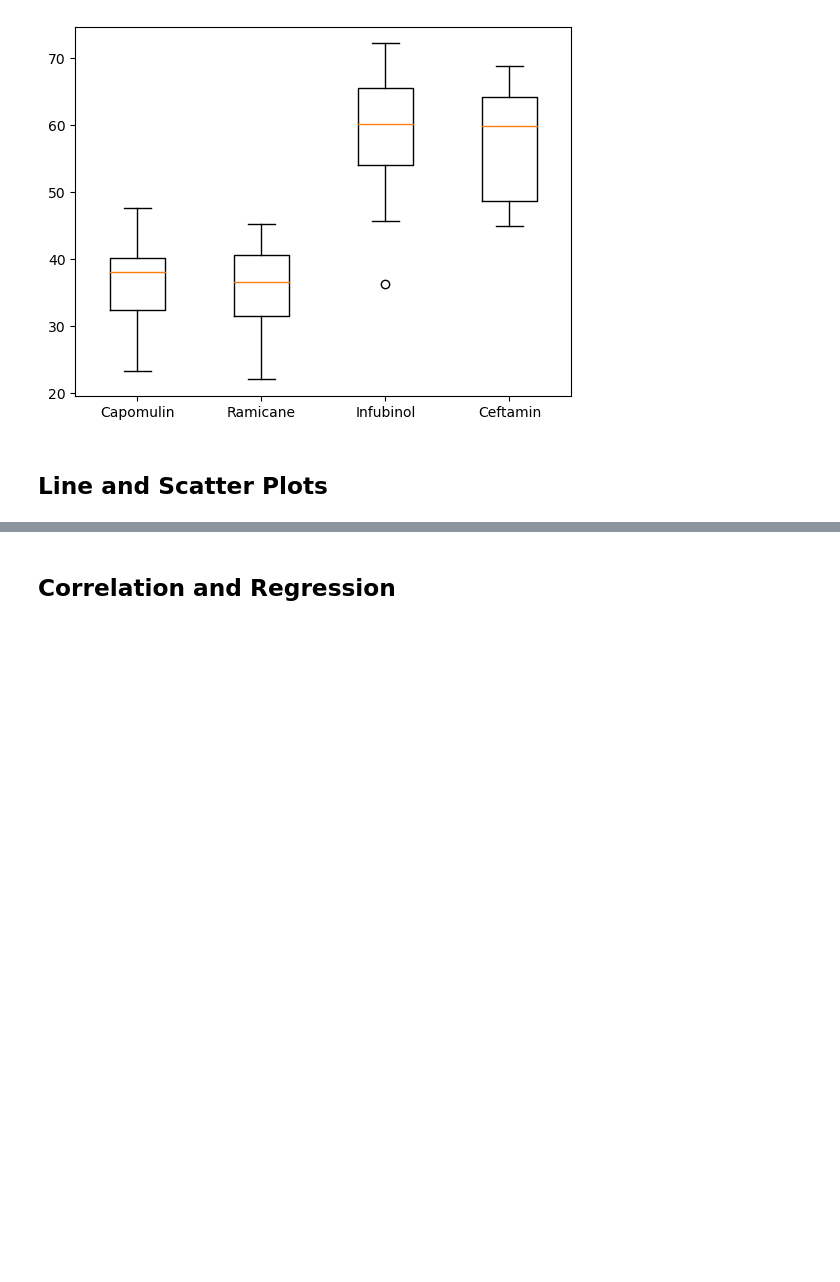
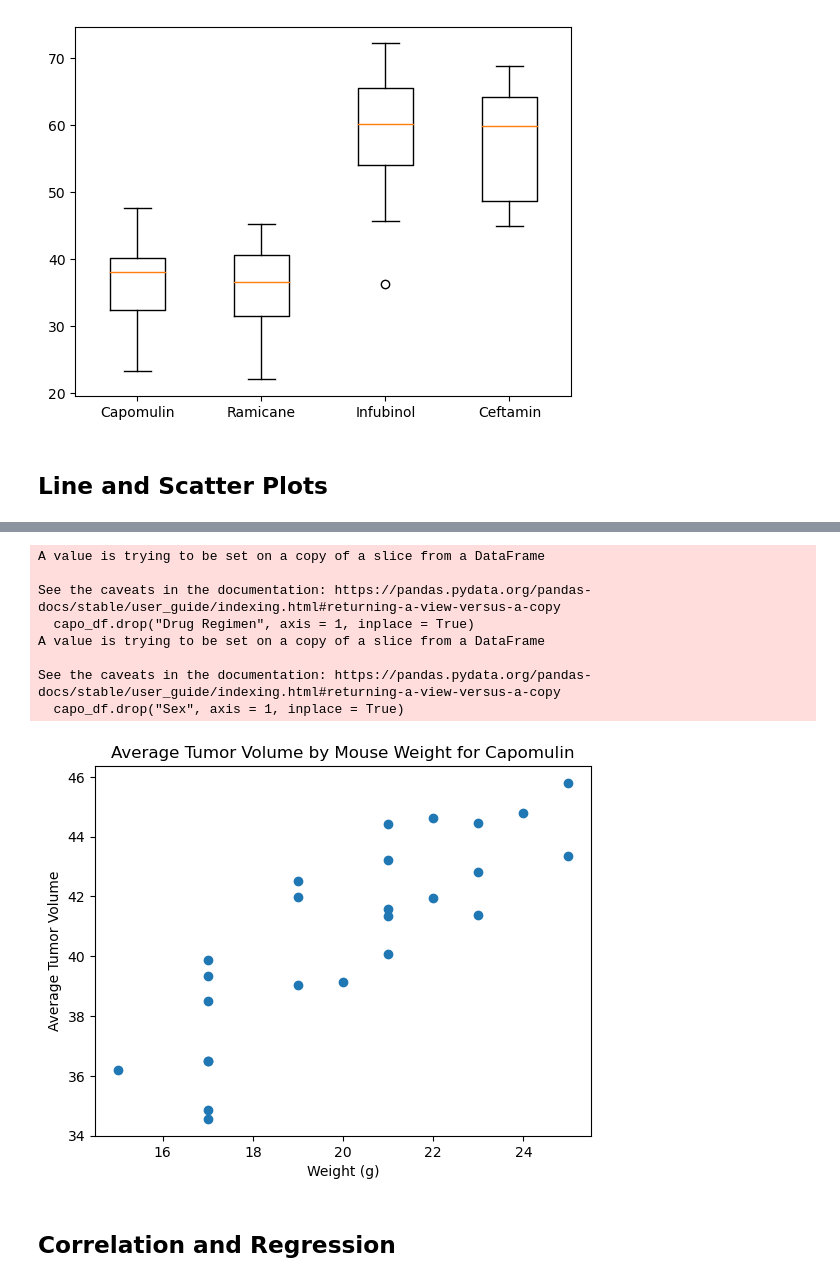
Before and after one commit to kgndirangu/pymaceuticlas, a Jupyter notebook: pymaceuticals_starter_KN.ipynb, the cells around one changed output, grey strips where cells are left out. Saved outputs shown, nothing was run; the diff lists cells and outputs as text; code cells hidden in the pictures; blank space fills up the shorter version.

```diff
--- a/pymaceuticals_starter_KN.ipynb
+++ b/pymaceuticals_starter_KN.ipynb
@@ -251,5 +262,35 @@ plt.show()
 # %%
 # Generate a scatter plot of mouse weight vs. the average observed tumor volume for the entire Capomulin regimen
 #filter Capo from clean mouse use groupby on Mouse ID take mean weight and tumor volume plt.scatter weight=x, tumor vol=y
+
+capo_df = clean_mouse_results.loc[clean_mouse_results["Drug Regimen"] == "Capomulin"]
+
+
+#Drop drug regimen and sex because cannot conduct mean on string
+capo_df.drop("Drug Regimen", axis = 1, inplace = True)
+capo_df.drop("Sex", axis = 1, inplace = True)
+
+#We only have weight at one timepoint so taking mean weight has no impact on results
+capo_df = capo_df.groupby(["Mouse ID"]).mean()
+
+#Creating variables to plot
+x = capo_df["Weight (g)"]
+y = capo_df["Tumor Volume (mm3)"]
+
+plt.scatter(x , y )
+plt.title("Average Tumor Volume by Mouse Weight for Capomulin")
+plt.xlabel("Weight (g)")
+plt.ylabel("Average Tumor Volume")
+plt.show()
+# %% [output]
+A value is trying to be set on a copy of a slice from a DataFrame
+
+See the caveats in the documentation: https://pandas.pydata.org/pandas-docs/stable/user_guide/indexing.html#returning-a-view-versus-a-copy
+  capo_df.drop("Drug Regimen", axis = 1, inplace = True)
+A value is trying to be set on a copy of a slice from a DataFrame
+
+See the caveats in the documentation: https://pandas.pydata.org/pandas-docs/stable/user_guide/indexing.html#returning-a-view-versus-a-copy
+  capo_df.drop("Sex", axis = 1, inplace = True)
+[figure, added]
 # %% [markdown]
 ## Correlation and Regression
```
Also changed, not shown: parts of 9 cells of this notebook.
